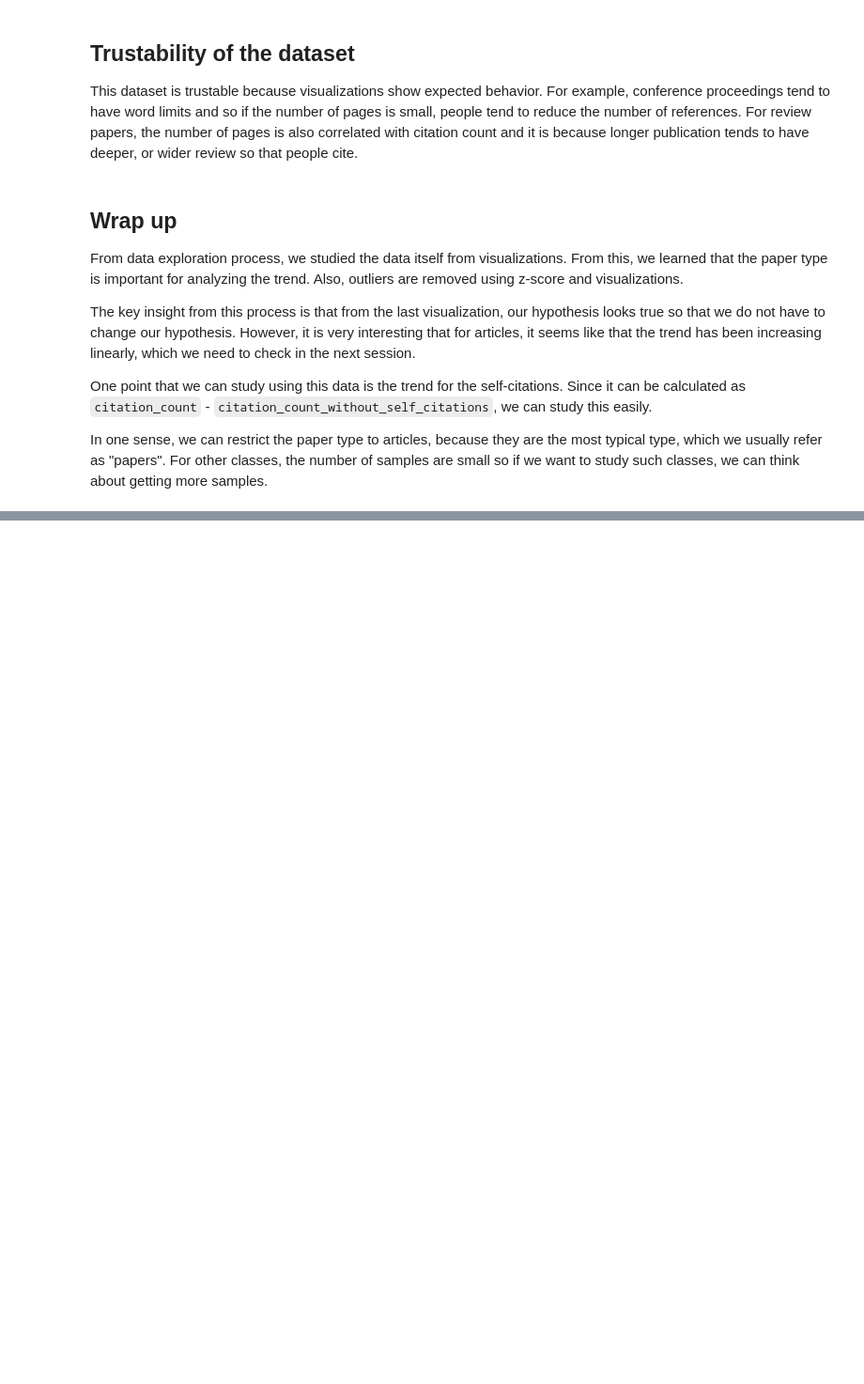
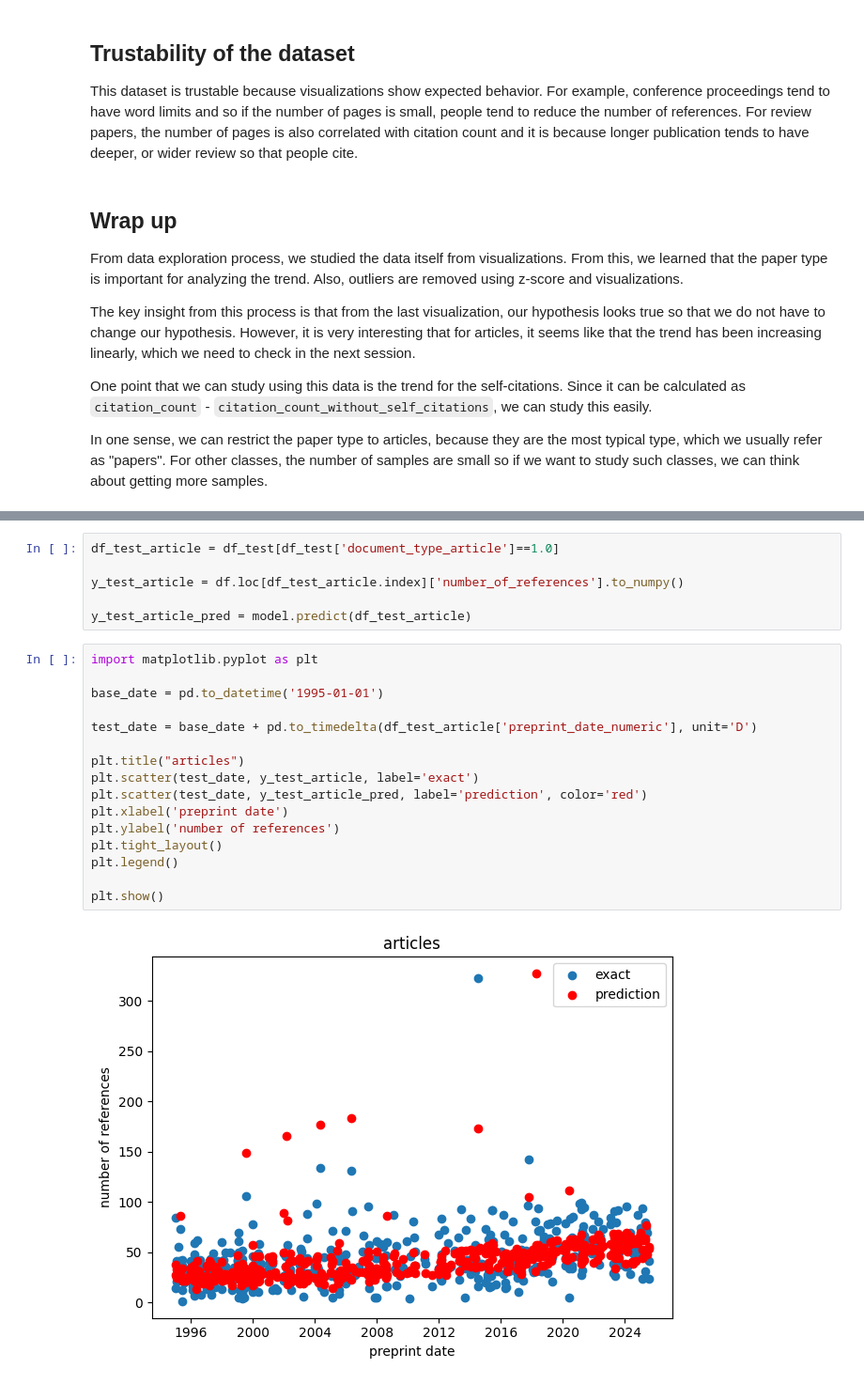
Before and after one commit to hyunwoooh5/reference-inflation, a Jupyter notebook: notebook/notebook.ipynb, the cells around one changed output, grey strips where cells are left out. Shown at 94% size. Saved outputs shown, nothing was run; the diff lists cells and outputs as text; blank space fills up the shorter version.

```diff
--- a/notebook/notebook.ipynb
+++ b/notebook/notebook.ipynb
@@ -519,0 +914,24 @@ In one sense, we can restrict the paper type to articles, because they are the m
+# %%
+df_test_article = df_test[df_test['document_type_article']==1.0]
+
+y_test_article = df.loc[df_test_article.index]['number_of_references'].to_numpy()
+
+y_test_article_pred = model.predict(df_test_article)
+# %%
+import matplotlib.pyplot as plt
+
+base_date = pd.to_datetime('1995-01-01')
+
+test_date = base_date + pd.to_timedelta(df_test_article['preprint_date_numeric'], unit='D')
+
+plt.title("articles")
+plt.scatter(test_date, y_test_article, label='exact')
+plt.scatter(test_date, y_test_article_pred, label='prediction', color='red')
+plt.xlabel('preprint date')
+plt.ylabel('number of references')
+plt.tight_layout()
+plt.legend()
+
+plt.show()
+# %% [output]
+[figure, added]
```
Also changed, not shown: parts of 37 cells of this notebook, 3 other files.
